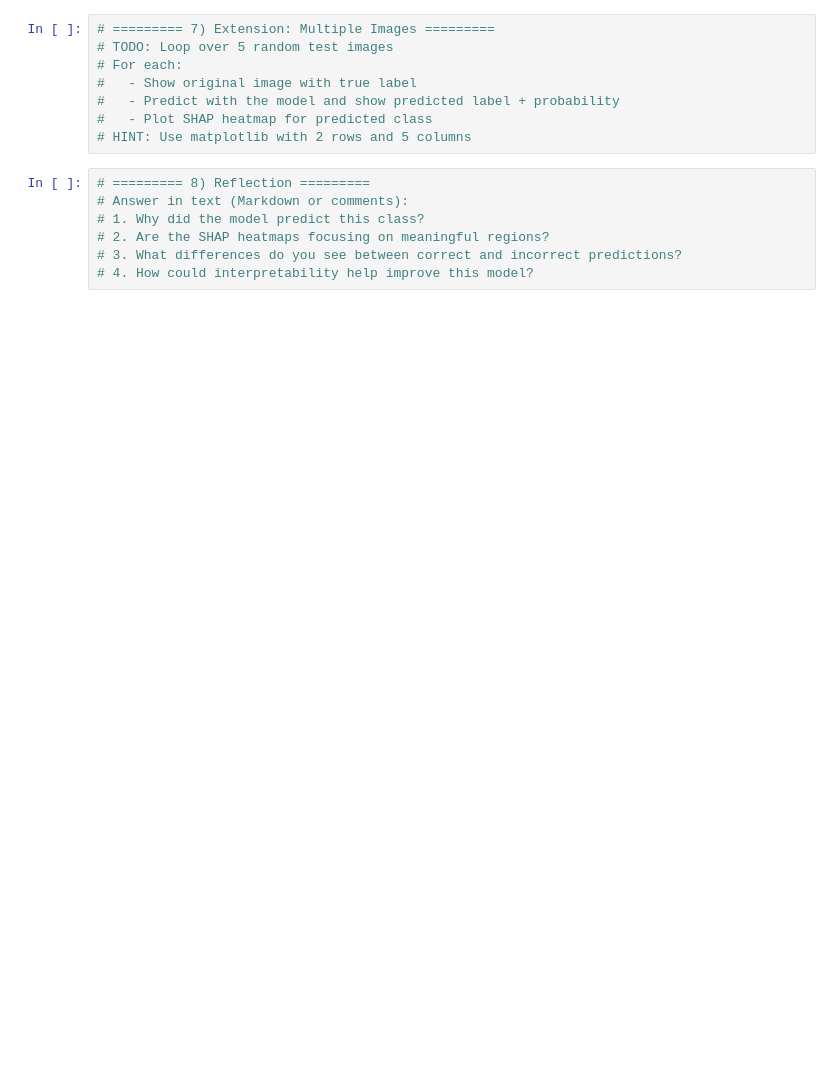
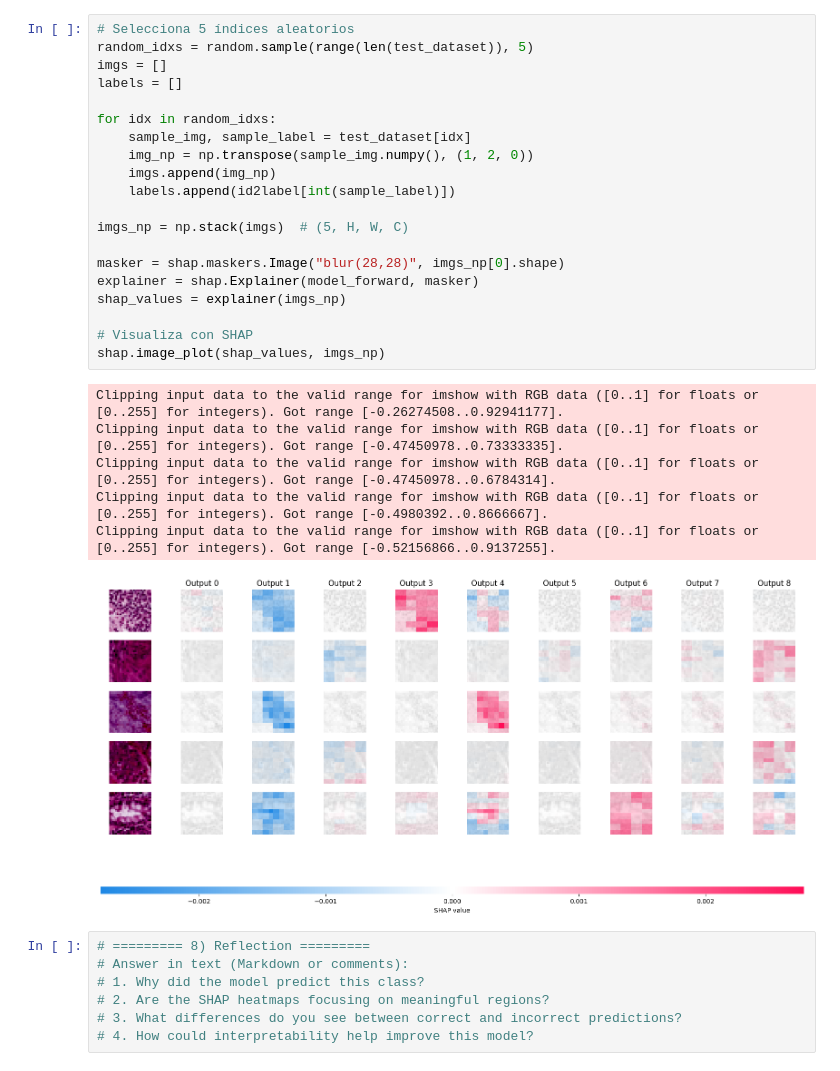
Before and after one commit to jazurdia/labShap, a Jupyter notebook: lab3.ipynb, the cells around one changed output. Drawn from its saved outputs; the diff is of its cells as text; blank space fills up the shorter version.

```diff
--- a/lab3.ipynb
+++ b/lab3.ipynb
@@ -124,11 +130,30 @@ def model_forward(x):
 # %%
-# ========= 7) Extension: Multiple Images =========
-# TODO: Loop over 5 random test images
-# For each:
-#   - Show original image with true label
-#   - Predict with the model and show predicted label + probability
-#   - Plot SHAP heatmap for predicted class
-# HINT: Use matplotlib with 2 rows and 5 columns
+# Selecciona 5 índices aleatorios
+random_idxs = random.sample(range(len(test_dataset)), 5)
+imgs = []
+labels = []
+
+for idx in random_idxs:
+    sample_img, sample_label = test_dataset[idx]
+    img_np = np.transpose(sample_img.numpy(), (1, 2, 0))
+    imgs.append(img_np)
+    labels.append(id2label[int(sample_label)])
+
+imgs_np = np.stack(imgs)  # (5, H, W, C)
+
+masker = shap.maskers.Image("blur(28,28)", imgs_np[0].shape)
+explainer = shap.Explainer(model_forward, masker)
+shap_values = explainer(imgs_np)
+
+# Visualiza con SHAP
+shap.image_plot(shap_values, imgs_np)
+# %% [output]
+Clipping input data to the valid range for imshow with RGB data ([0..1] for floats or [0..255] for integers). Got range [-0.26274508..0.92941177].
+Clipping input data to the valid range for imshow with RGB data ([0..1] for floats or [0..255] for integers). Got range [-0.47450978..0.73333335].
+Clipping input data to the valid range for imshow with RGB data ([0..1] for floats or [0..255] for integers). Got range [-0.47450978..0.6784314].
+Clipping input data to the valid range for imshow with RGB data ([0..1] for floats or [0..255] for integers). Got range [-0.4980392..0.8666667].
+Clipping input data to the valid range for imshow with RGB data ([0..1] for floats or [0..255] for integers). Got range [-0.52156866..0.9137255].
+[figure, added]
 # %%
 # ========= 8) Reflection =========
 # Answer in text (Markdown or comments):
```
Also changed, not shown: parts of 6 cells of this notebook.
